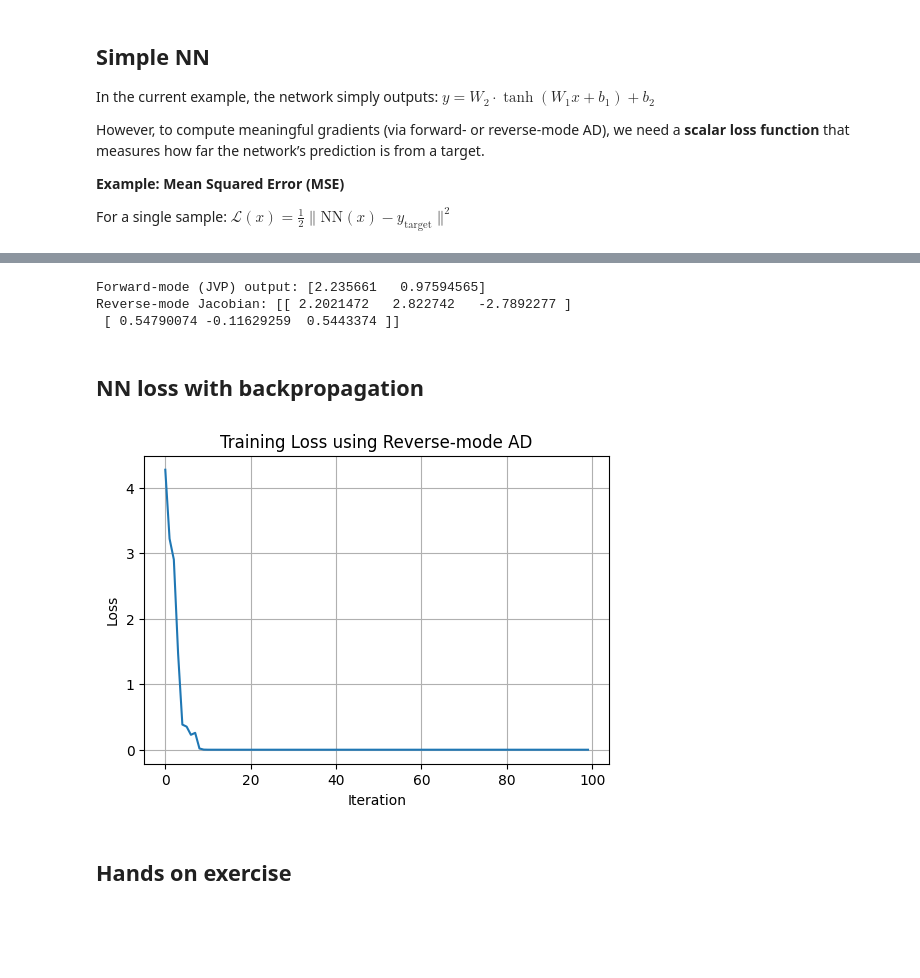
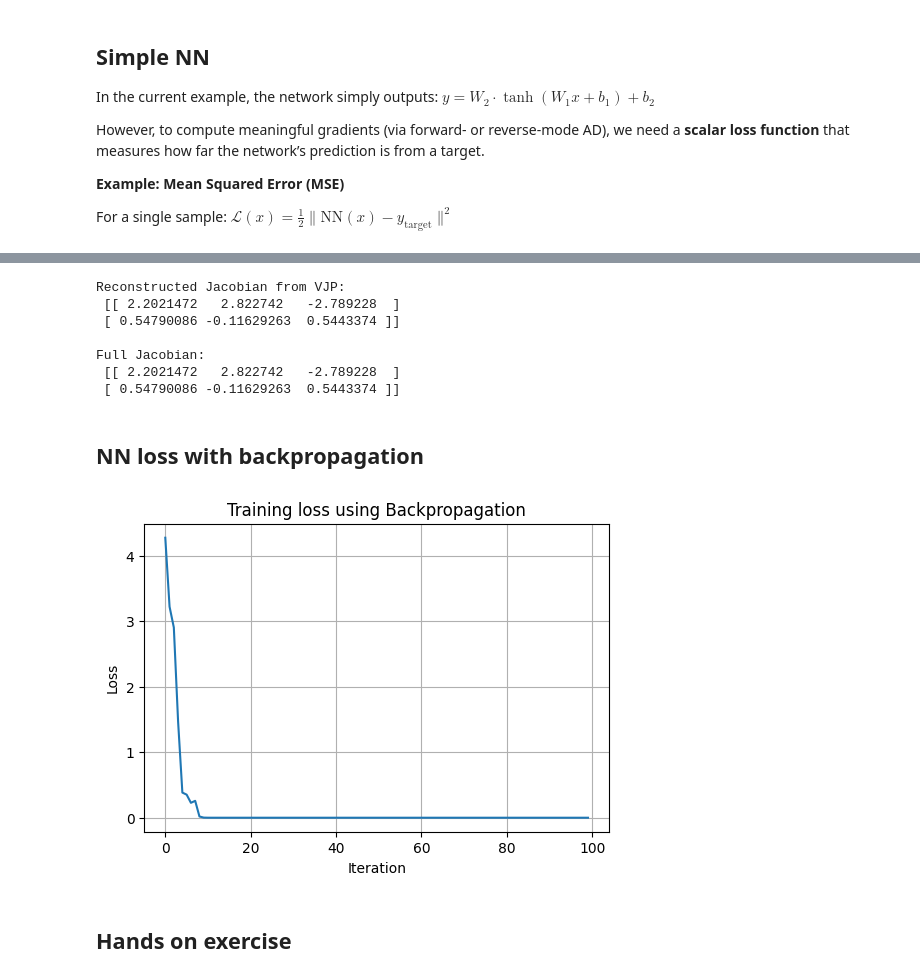
Before and after one commit to shtadinada/AD-Exercises, a Jupyter notebook: AD_exercises.ipynb, the cells around one changed output, grey strips where cells are left out. Drawn from its saved outputs; the diff is of its cells as text; code cells hidden in the pictures; blank space fills up the shorter version.

```diff
--- a/AD_exercises.ipynb
+++ b/AD_exercises.ipynb
@@ -744,9 +709,6 @@ Let us consider a small NN:
 
 ![Small NN](small_NN.png)
 # %%
-import jax
-import jax.numpy as jnp
-
 # Network dimensions
 d_in, h, d_out = 3, 4, 2
 
@@ -765,25 +727,34 @@ def nn(x):
     out = W2 @ h1 + b2
     return out
 
-# Forward-mode (JVP)
-tangent = jnp.ones_like(x)  # propagate ones for simplicity
-_, jvp_out = jax.jvp(nn, (x,), (tangent,))
-print("Forward-mode (JVP) output:", jvp_out)
+# Reconstructed Jacobian from VJP
+vjp_fun = jax.vjp(nn, x)[1]  # get the VJP function
+jacobian_vjp = []
 
-# Reverse-mode (VJP / gradient)
-grad_rev = jax.jacfwd(nn)(x)
-print("Reverse-mode Jacobian:", grad_rev)
+for i in range(d_out):
+    # Cotangent vector selecting i-th output
+    cotangent = jnp.zeros(d_out).at[i].set(1.0)
+    vjp_out = vjp_fun(cotangent)[0]  # vector-Jacobian product
+    jacobian_vjp.append(vjp_out)
+
+jacobian_vjp = jnp.stack(jacobian_vjp)
+print("Reconstructed Jacobian from VJP:\n", jacobian_vjp)
+
+# Full Jacobian using jacrev
+jacobian_rev = jax.jacrev(nn)(x)
+print("\nFull Jacobian:\n", jacobian_rev)
 # %% [output]
-Forward-mode (JVP) output: [2.235661   0.97594565]
-Reverse-mode Jacobian: [[ 2.2021472   2.822742   -2.7892277 ]
- [ 0.54790074 -0.11629259  0.5443374 ]]
+Reconstructed Jacobian from VJP:
+ [[ 2.2021472   2.822742   -2.789228  ]
+ [ 0.54790086 -0.11629263  0.5443374 ]]
+
+Full Jacobian:
+ [[ 2.2021472   2.822742   -2.789228  ]
+ [ 0.54790086 -0.11629263  0.5443374 ]]
 # %% [markdown]
 ## NN loss with backpropagation
 # %%
-import jax
-import jax.numpy as jnp
 from jax import grad, random
-import matplotlib.pyplot as plt
 
 # Network dimensions
 d_in, h, d_out = 782, 128, 10
@@ -804,39 +775,39 @@ def nn(params, x):
     return out
 
 # Loss function: MSE
-y_target = random.normal(k3, (d_out,))  # target output
+y_target = random.normal(k3, (d_out,))
 def loss_fn(params, x, y_target):
     y_pred = nn(params, x)
     return 0.5 * jnp.sum((y_pred - y_target) ** 2)
 
 # Reverse-mode AD gradient
-grad_fn = grad(loss_fn)  # computes gradient w.r.t params
+grad_fn = grad(loss_fn)  # backpropagation
 
 # Gradient descent loop
 learning_rate = 0.01
 n_steps = 100
 
 params = (W1, b1, W2, b2)
-x_input = random.normal(k4, (d_in,))  # example input
+x_input = random.normal(k4, (d_in,))
 
 loss_history = []
 
 for step in range(n_steps):
     grads = grad_fn(params, x_input, y_target)
     # Gradient descent update
     params = tuple(p - learning_rate * g for p, g in zip(params, grads))
     loss_history.append(loss_fn(params, x_input, y_target))
 
-# Plot loss over iterations
+# Plot
 plt.figure(figsize=(6,4))
 plt.plot(loss_history)
 plt.xlabel("Iteration")
 plt.ylabel("Loss")
-plt.title("Training Loss using Reverse-mode AD")
+plt.title("Training loss using Backpropagation")
 plt.grid(True)
 plt.show()
 # %% [output]
-[figure, old version]
+[figure, new version]
 # %% [markdown]
 ## Hands on exercise
 # %% [markdown]
```
Also changed, not shown: parts of 16 cells of this notebook.
